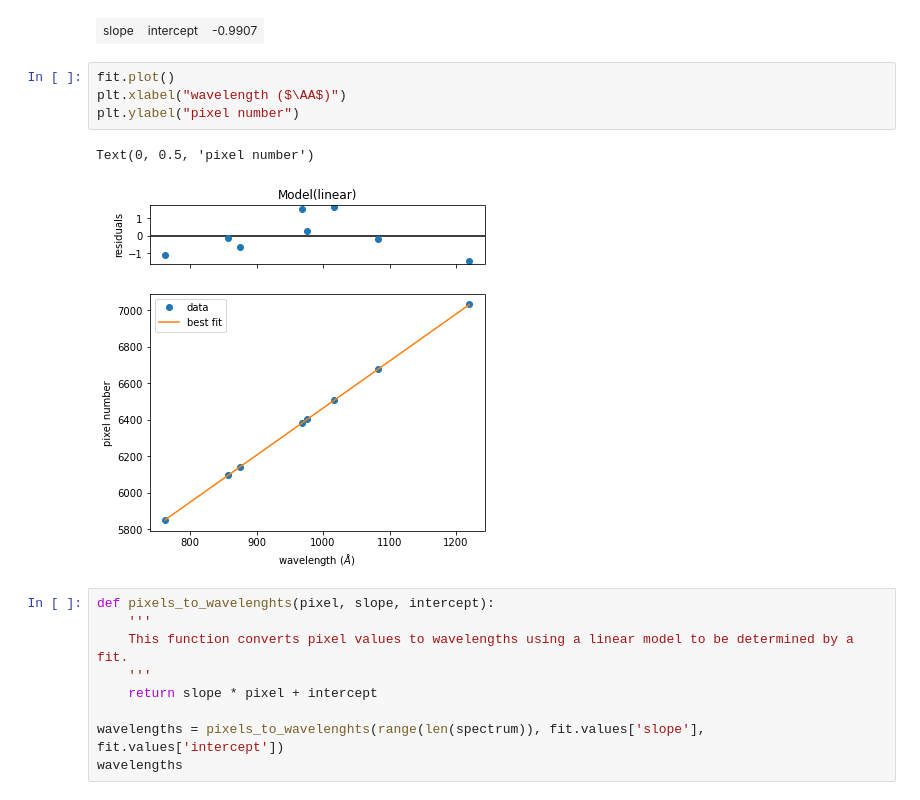
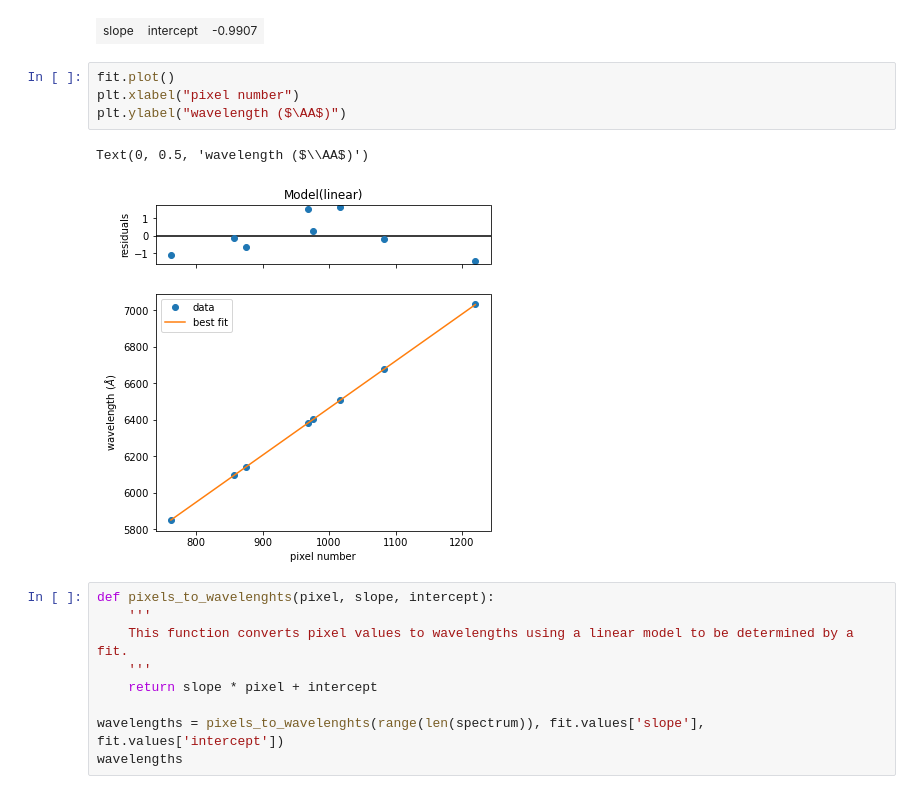
Before and after one commit to Yousousen/solar_physics, a Jupyter notebook: scripts/ijking.ipynb, the cells around one changed output. Drawn from its saved outputs; the diff is of its cells as text.

```diff
--- a/scripts/ijking.ipynb
+++ b/scripts/ijking.ipynb
@@ -203,11 +203,11 @@ Correlations (unreported correlations are < 0.100)
 | slope | intercept | -0.9907 |
 # %%
 fit.plot()
-plt.xlabel("wavelength ($\AA$)")
-plt.ylabel("pixel number")
+plt.xlabel("pixel number")
+plt.ylabel("wavelength ($\AA$)")
 # %% [output]
-Text(0, 0.5, 'pixel number')
+Text(0, 0.5, 'wavelength ($\\AA$)')
-[figure, old version]
+[figure, new version]
 # %%
 def pixels_to_wavelenghts(pixel, slope, intercept):
     '''
```
